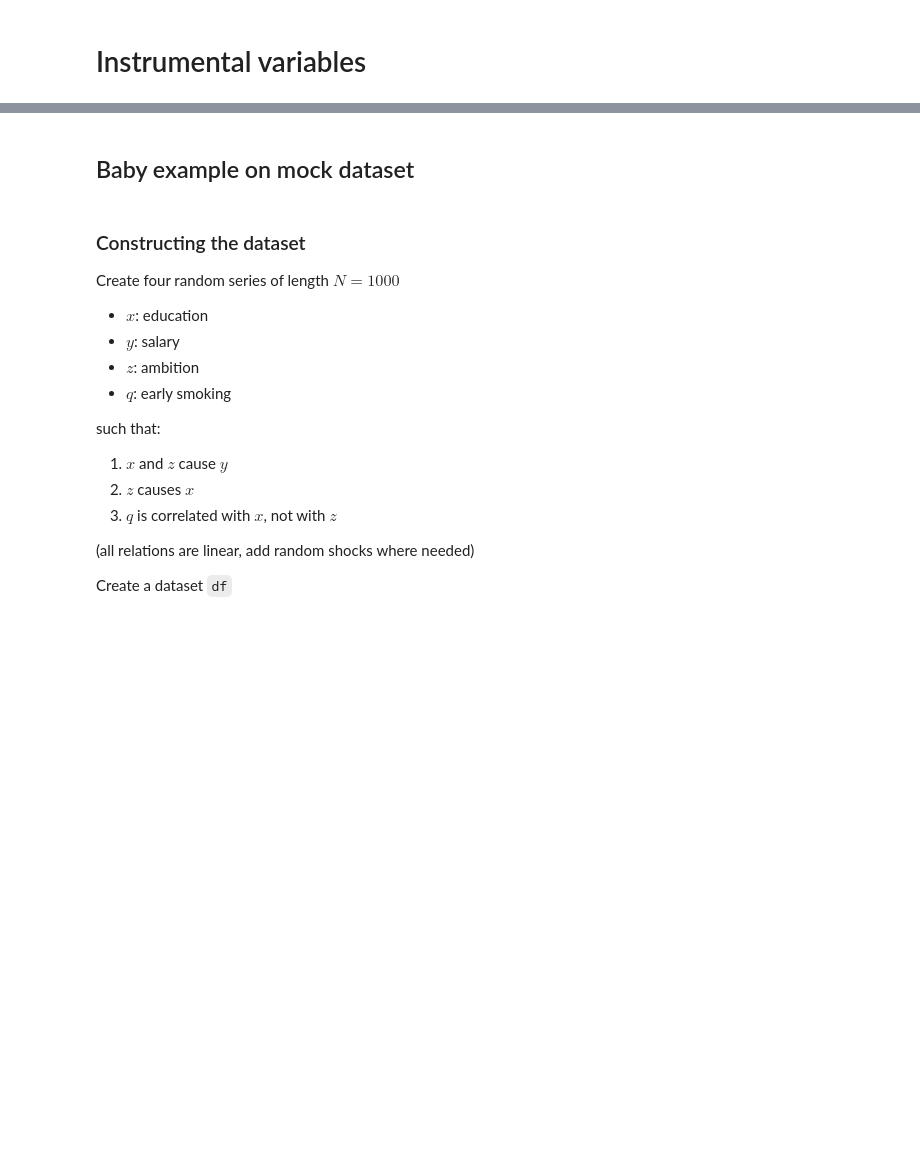
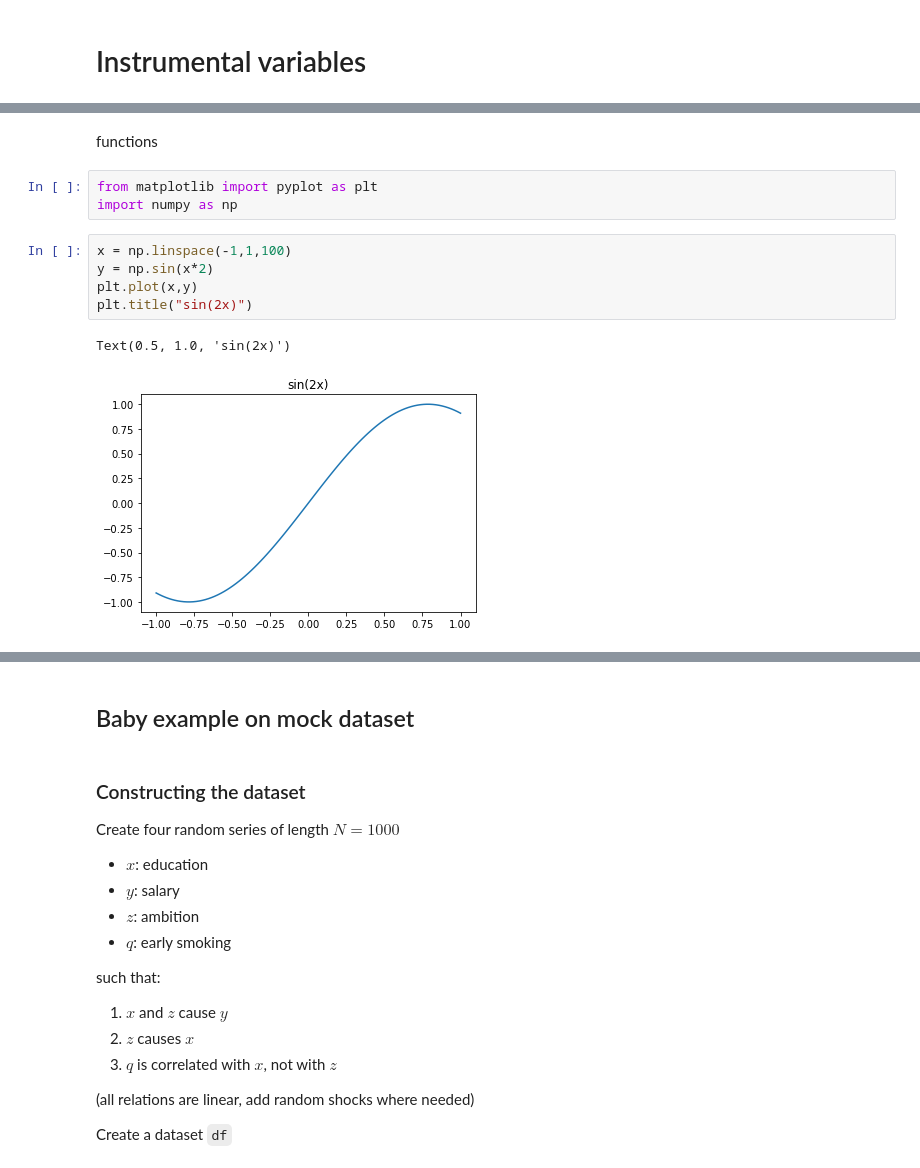
Before and after one commit to albop/dbe_archive, a Jupyter notebook: Session_6/instrumental_variables.ipynb, the cells around one changed output, grey strips where cells are left out. Cells and saved outputs as stored; diff of their text form; blank space fills up the shorter version.

```diff
--- a/Session_6/instrumental_variables.ipynb
+++ b/Session_6/instrumental_variables.ipynb
@@ -2,0 +87,13 @@
+# %% [markdown]
+functions
+# %%
+from matplotlib import pyplot as plt
+import numpy as np
+# %%
+x = np.linspace(-1,1,100)
+y = np.sin(x*2)
+plt.plot(x,y)
+plt.title("sin(2x)")
+# %% [output]
+Text(0.5, 1.0, 'sin(2x)')
+[figure, added]
```
Also changed, not shown: parts of 29 cells of this notebook, 4 other files.
